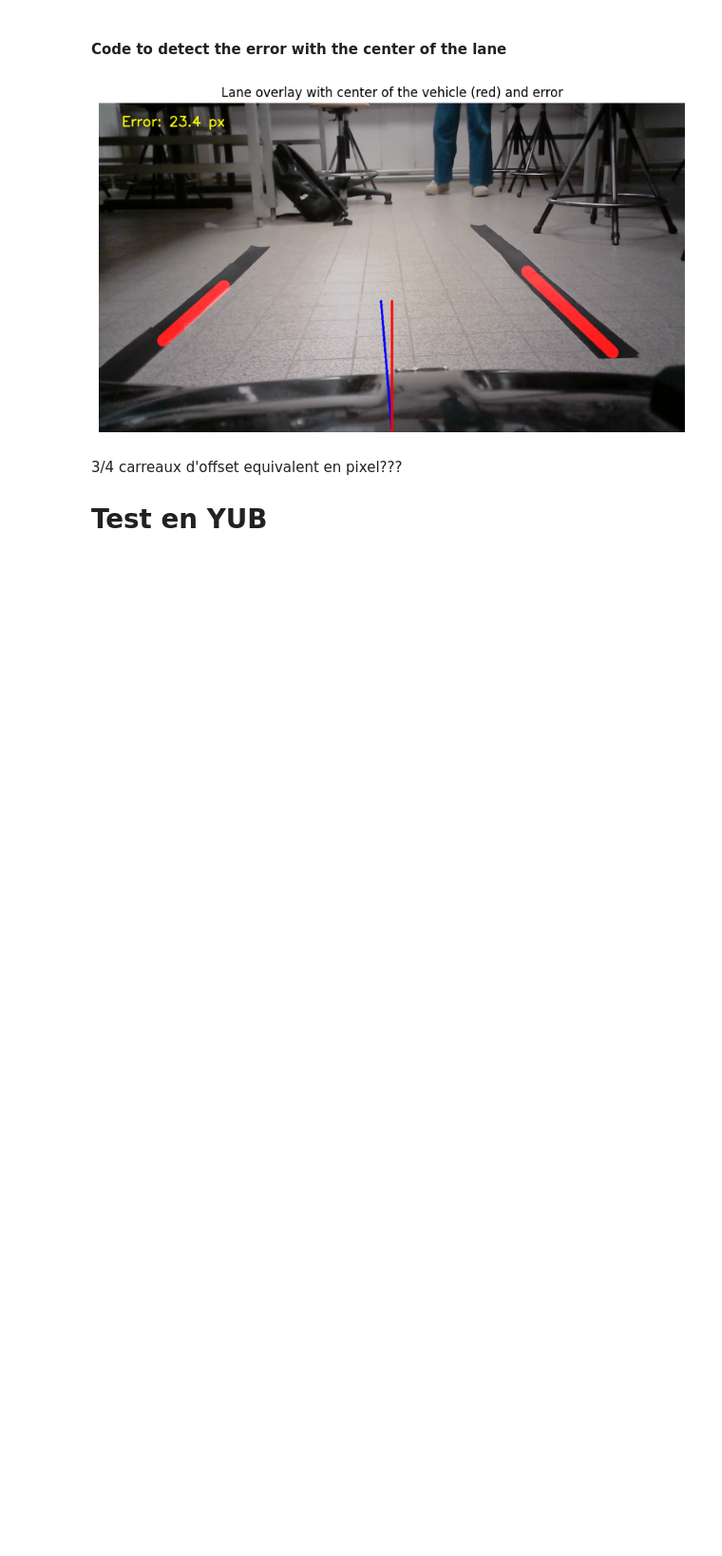
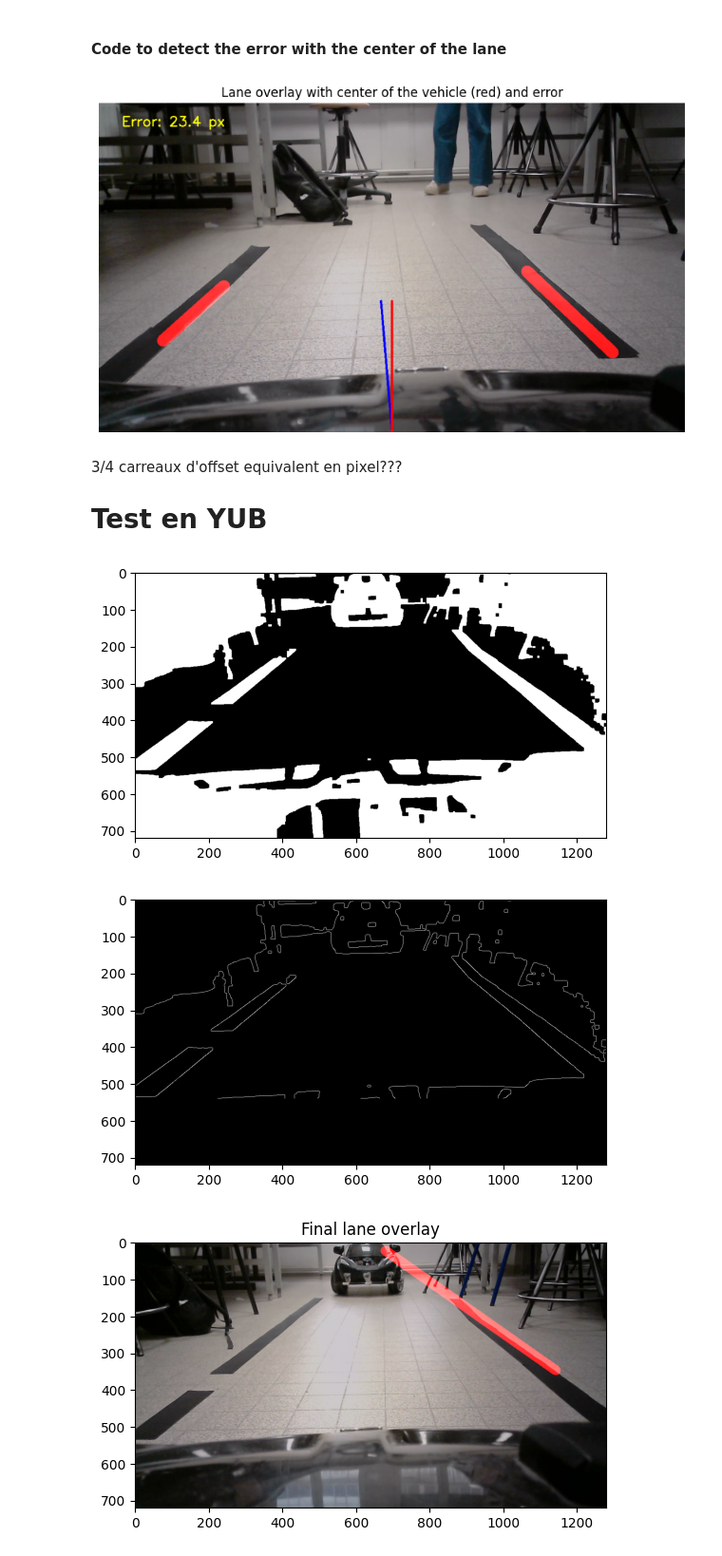
Before and after one commit to pofpifpaf/geicar-kleya, a Jupyter notebook: jetsonNano/ros2_ws/src/lane_detection/resource/Lane-detection-opencv-python/Lane-detection-opencv.ipynb, the cells around one changed output. Shown at 95% size. Cells and saved outputs as stored; diff of their text form; code cells hidden in the pictures; blank space fills up the shorter version.

Commit message:
New test for the lane detection

```diff
--- a/jetsonNano/ros2_ws/src/lane_detection/resource/Lane-detection-opencv-python/Lane-detection-opencv.ipynb
+++ b/jetsonNano/ros2_ws/src/lane_detection/resource/Lane-detection-opencv-python/Lane-detection-opencv.ipynb
@@ -243,3 +430,37 @@ def dark_tape_mask(
+# %%
+# Load input image (ideally this should be a frame extracted from a video)
+inputimage = cv2.imread("test.jpg")
+
+# ou recommandé : RGB -> YCrCb
+ycrcb = cv2.cvtColor(inputimage, cv2.COLOR_BGR2YCrCb)
+Y, Cr, Cb = cv2.split(ycrcb)
+
+
+plt.figure()
+plt.imshow(cv2.cvtColor(inputimage, cv2.COLOR_BGR2RGB))
+
+# Change the inputimage
+masked_input = dark_tape_mask(inputimage)
+plt.imshow(cv2.cvtColor(masked_input, cv2.COLOR_BGR2RGB))
+# Canny edge detection + Remove irrelevant segments of the image and retain only the lane portion
+
+edges = canny_edges_with_roi(masked_input)
+plt.figure()
+plt.imshow(cv2.cvtColor(edges, cv2.COLOR_BGR2RGB))
+plt.show()
+
+output, lanes, edges, mask = detect_lanes_dark_tape(
+    inputimage,
+    draw_fn=draw_lines,
+    thickness=25
+)
+plt.imshow(cv2.cvtColor(output, cv2.COLOR_BGR2RGB))
+plt.title("Final lane overlay")
+plt.show()
+# %% [output]
+[figure, added]
+[figure, added]
+[figure, added]
 # %%
 # Load input image (ideally this should be a frame extracted from a video)
 inputimage = cv2.imread("image_test.jpg")
```
Also changed, not shown: parts of 6 cells of this notebook, 4 other files.
